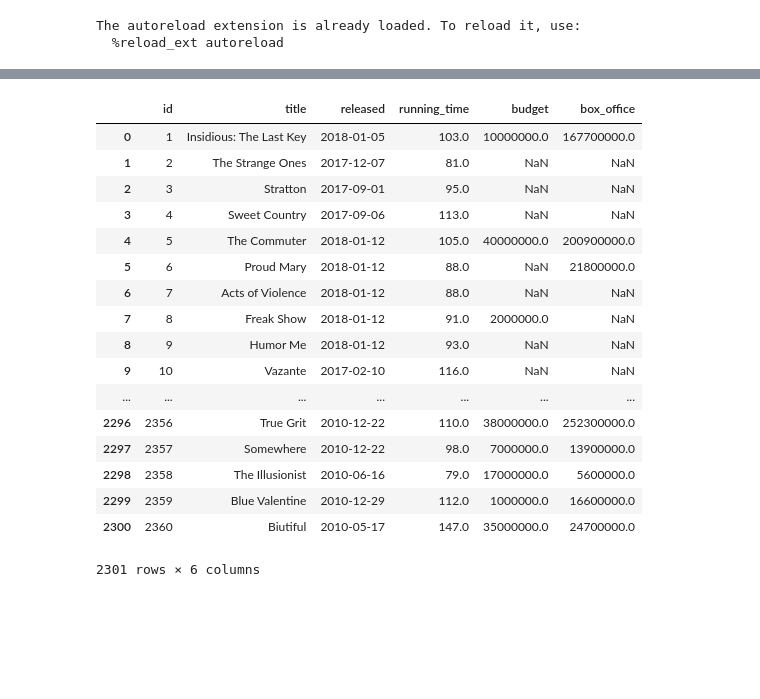
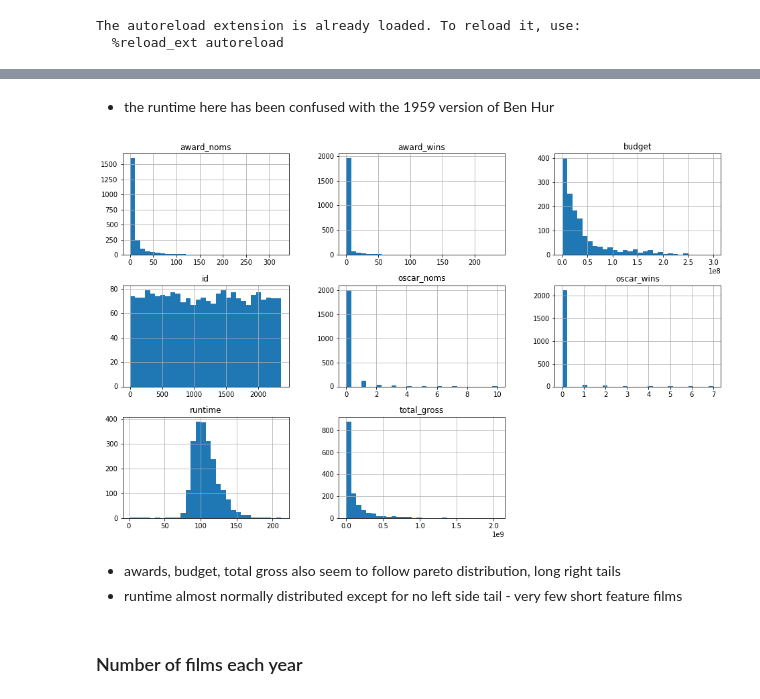
Before and after one commit to billwarker/feature-film-analysis, a Jupyter notebook: notebooks/1.0-initial-analysis.ipynb, the cells around one changed output, grey strips where cells are left out. Saved outputs shown, nothing was run; the diff lists cells and outputs as text; code cells hidden in the pictures; blank space fills up the shorter version.

```diff
--- a/notebooks/1.0-initial-analysis.ipynb
+++ b/notebooks/1.0-initial-analysis.ipynb
@@ -24,0 +28,3 @@ engine = create_engine(os.environ.get("DATABASE_URL"))
+# %%
+films = pd.read_sql_query(scripts.read("film_view1.sql"), engine)
+films.info()
@@ -25,21 +79,14 @@ engine = create_engine(os.environ.get("DATABASE_URL"))
+# %% [markdown]
+- the runtime here has been confused with the 1959 version of Ben Hur
+# %%
+films.hist(bins=30, figsize=(16,10))
+plt.show()
+# %% [output]
+[figure, added]
+# %% [markdown]
+ - awards, budget, total gross also seem to follow pareto distribution, long right tails
+ - runtime almost normally distributed except for no left side tail - very few short feature films
+# %% [markdown]
+### Number of films each year
 # %%
-pd.read_sql_query(scripts.read("q1.sql"), engine)
+films_by_year = pd.read_sql_query(scripts.read("films_by_year_count.sql"), engine)
-# %% [output]
-|  | id | title | released | running_time | budget | box_office |
-| 0 | 1 | Insidious: The Last Key | 2018-01-05 | 103.0 | 10000000.0 | 167700000.0 |
-| 1 | 2 | The Strange Ones | 2017-12-07 | 81.0 | NaN | NaN |
-| 2 | 3 | Stratton | 2017-09-01 | 95.0 | NaN | NaN |
-| 3 | 4 | Sweet Country | 2017-09-06 | 113.0 | NaN | NaN |
-| 4 | 5 | The Commuter | 2018-01-12 | 105.0 | 40000000.0 | 200900000.0 |
-| 5 | 6 | Proud Mary | 2018-01-12 | 88.0 | NaN | 21800000.0 |
-| 6 | 7 | Acts of Violence | 2018-01-12 | 88.0 | NaN | NaN |
-| 7 | 8 | Freak Show | 2018-01-12 | 91.0 | 2000000.0 | NaN |
-| 8 | 9 | Humor Me | 2018-01-12 | 93.0 | NaN | NaN |
-| 9 | 10 | Vazante | 2017-02-10 | 116.0 | NaN | NaN |
-| ... | ... | ... | ... | ... | ... | ... |
-| 2296 | 2356 | True Grit | 2010-12-22 | 110.0 | 38000000.0 | 252300000.0 |
-| 2297 | 2357 | Somewhere | 2010-12-22 | 98.0 | 7000000.0 | 13900000.0 |
-| 2298 | 2358 | The Illusionist | 2010-06-16 | 79.0 | 17000000.0 | 5600000.0 |
-| 2299 | 2359 | Blue Valentine | 2010-12-29 | 112.0 | 1000000.0 | 16600000.0 |
-| 2300 | 2360 | Biutiful | 2010-05-17 | 147.0 | 35000000.0 | 24700000.0 |
-2301 rows × 6 columns
```
Also changed, not shown: parts of 27 cells of this notebook, 5 other files.
